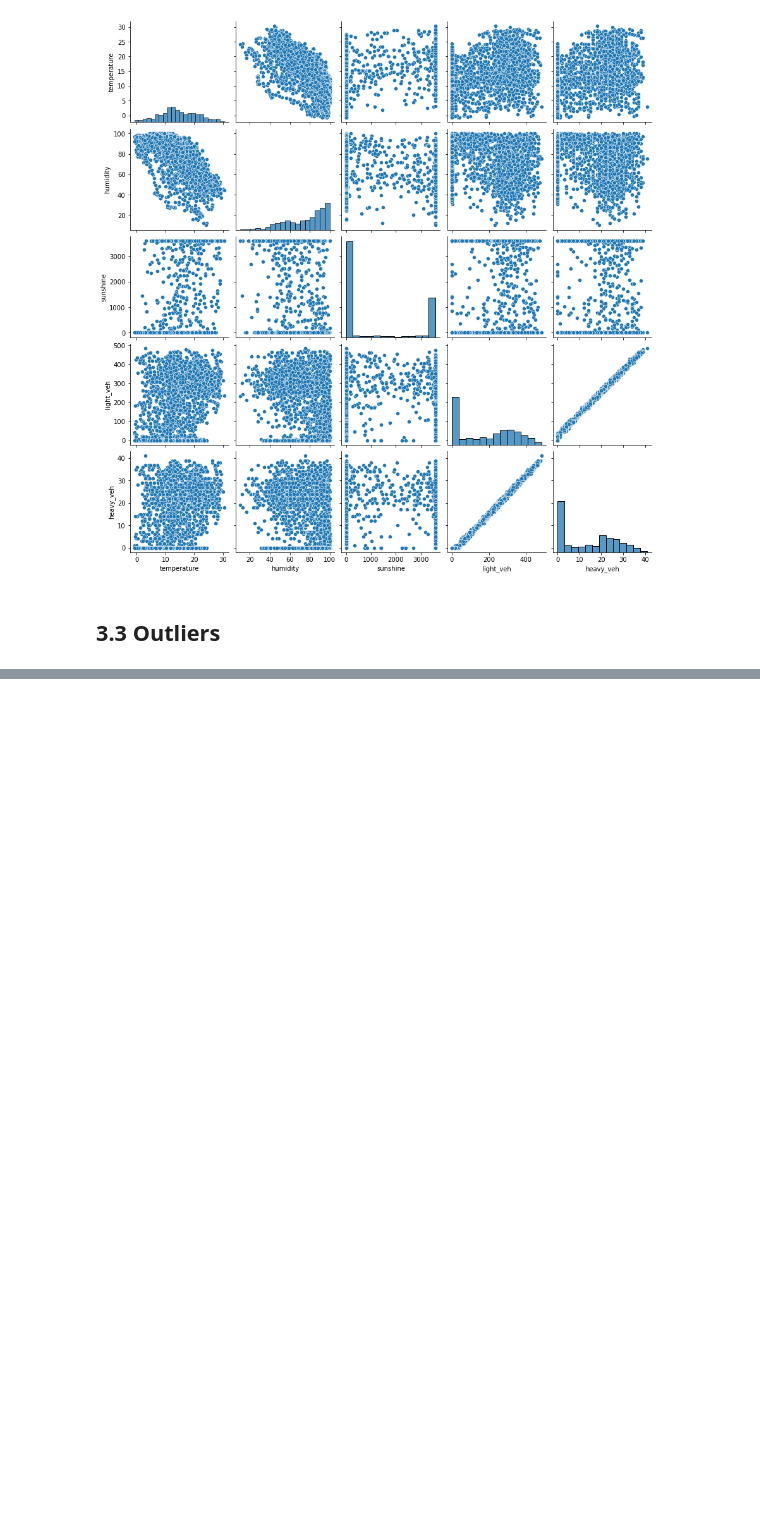
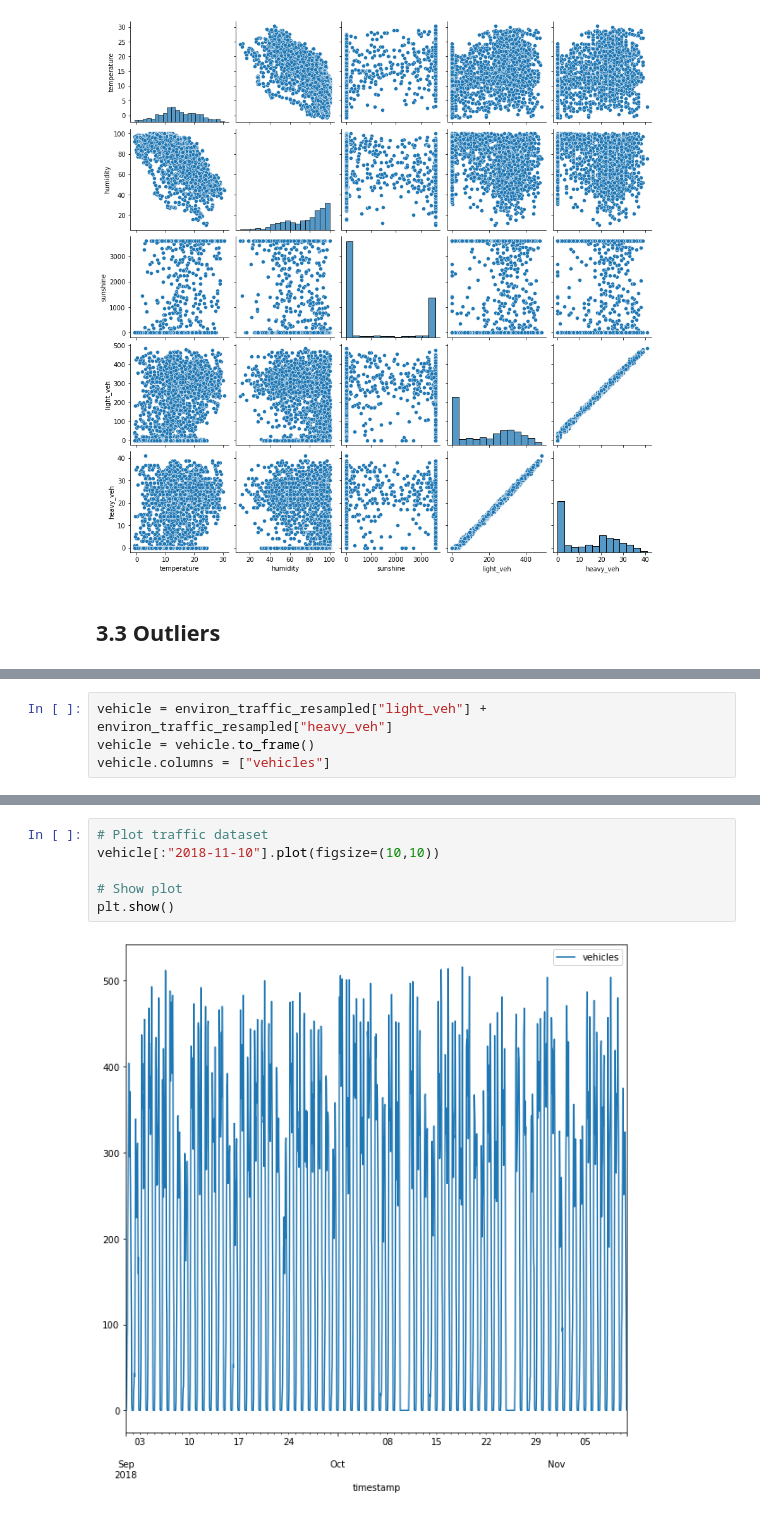
Before and after one commit to mxagar/datacamp_notes, a Jupyter notebook: Course_IoT/lab/03_Analyze_IoT_Data.ipynb, the cells around one changed output, grey strips where cells are left out. Saved outputs shown, nothing was run; the diff lists cells and outputs as text; blank space fills up the shorter version.

```diff
--- a/Course_IoT/lab/03_Analyze_IoT_Data.ipynb
+++ b/Course_IoT/lab/03_Analyze_IoT_Data.ipynb
@@ -182,0 +232,4 @@ sns.pairplot(df)
+# %%
+vehicle = environ_traffic_resampled["light_veh"] + environ_traffic_resampled["heavy_veh"]
+vehicle = vehicle.to_frame()
+vehicle.columns = ["vehicles"]
@@ -182,0 +246,8 @@ sns.pairplot(df)
+# %%
+# Plot traffic dataset
+vehicle[:"2018-11-10"].plot(figsize=(10,10))
+
+# Show plot
+plt.show()
+# %% [output]
+[figure, added]
```
Also changed, not shown: parts of 12 cells of this notebook, 2 other files.
